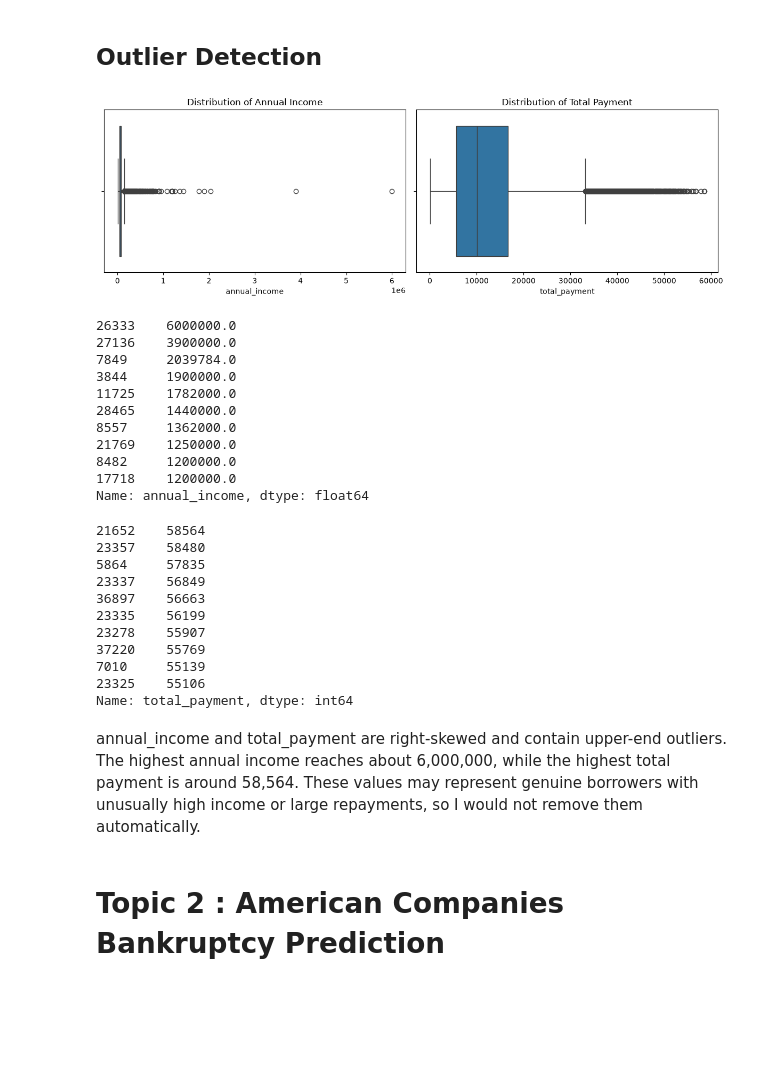
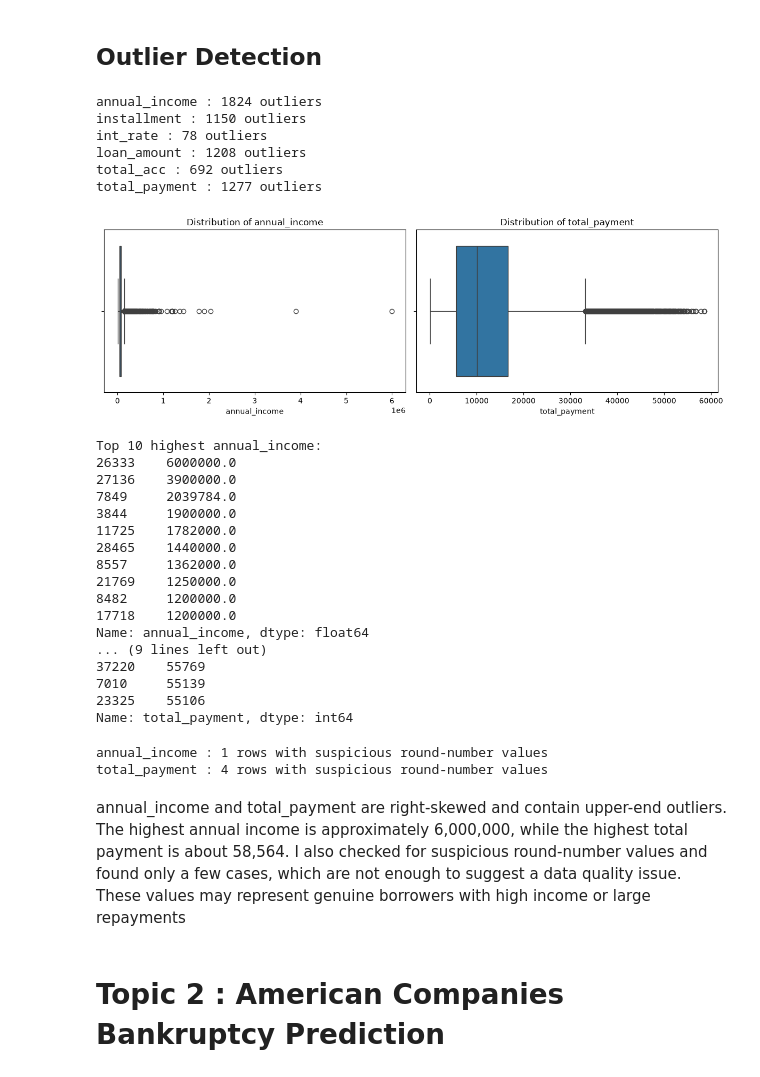
Before and after one commit to MohamedJassim05/CAPSTONE, a Jupyter notebook: 1. Lightning Talk #1/lightning-talk-notebook.ipynb, the cells around one changed output. Cells and saved outputs as stored; diff of their text form; code cells hidden in the pictures; blank space fills up the shorter version.

```diff
--- a/1. Lightning Talk #1/lightning-talk-notebook.ipynb
+++ b/1. Lightning Talk #1/lightning-talk-notebook.ipynb
@@ -293,21 +293,42 @@ int_rate had the strongest positive correlation with the encoded target at about
 # %% [markdown]
 ## Outlier Detection
 # %%
-fig, axes = plt.subplots(1, 2, figsize=(12, 4))
+outlier_columns = ['annual_income', 'installment', 'int_rate', 'loan_amount', 'total_acc', 'total_payment']
 
-sns.boxplot(x=loan['annual_income'], ax=axes[0])
-axes[0].set_title('Distribution of Annual Income')
+outlier_counts = {}
+for column in outlier_columns:
+    Q1 = loan[column].quantile(0.25)
+    Q3 = loan[column].quantile(0.75)
+    IQR = Q3 - Q1
+    lower_limit = Q1 - 1.5 * IQR
+    upper_limit = Q3 + 1.5 * IQR
 
-sns.boxplot(x=loan['total_payment'], ax=axes[1])
-axes[1].set_title('Distribution of Total Payment')
-
-plt.tight_layout()
-plt.show()
+    outliers = loan[(loan[column] < lower_limit) | (loan[column] > upper_limit)]
+    outlier_counts[column] = len(outliers)
+    print(column, ":", len(outliers), "outliers")
 # %% [output]
-[figure, removed]
+annual_income : 1824 outliers
+installment : 1150 outliers
+int_rate : 78 outliers
+loan_amount : 1208 outliers
+total_acc : 692 outliers
+total_payment : 1277 outliers
 # %%
-loan['annual_income'].nlargest(10)
+worst_columns = sorted(outlier_counts, key=outlier_counts.get, reverse=True)[:2]
+
+fig, axes = plt.subplots(1, 2, figsize=(12, 4))
+for ax, column in zip(axes, worst_columns):
+    sns.boxplot(x=loan[column], ax=ax)
+    ax.set_title(f'Distribution of {column}')
+plt.tight_layout()
+plt.show()
+
+for column in worst_columns:
+    print(f"\nTop 10 highest {column}:")
+    print(loan[column].nlargest(10))
 # %% [output]
+[figure, added]
+Top 10 highest annual_income:
 26333    6000000.0
 27136    3900000.0
 7849     2039784.0
@@ -319,22 +340,21 @@ loan['annual_income'].nlargest(10)
 8482     1200000.0
 17718    1200000.0
 Name: annual_income, dtype: float64
+... (9 lines left out)
+37220    55769
+7010     55139
+23325    55106
+Name: total_payment, dtype: int64
 # %%
-loan['total_payment'].nlargest(10)
+for column in outlier_columns:
+    suspicious = loan[column].isin([9999, 99999, 999999])
+    if suspicious.sum() > 0:
+        print(column, ":", suspicious.sum(), "rows with suspicious round-number values")
 # %% [output]
-21652    58564
-23357    58480
-5864     57835
-23337    56849
-36897    56663
-23335    56199
-23278    55907
-37220    55769
-7010     55139
-23325    55106
-Name: total_payment, dtype: int64
+annual_income : 1 rows with suspicious round-number values
+total_payment : 4 rows with suspicious round-number values
 # %% [markdown]
-annual_income and total_payment are right-skewed and contain upper-end outliers. The highest annual income reaches about 6,000,000, while the highest total payment is around 58,564. These values may represent genuine borrowers with unusually high income or large repayments, so I would not remove them automatically.
+annual_income and total_payment are right-skewed and contain upper-end outliers. The highest annual income is approximately 6,000,000, while the highest total payment is about 58,564. I also checked for suspicious round-number values and found only a few cases, which are not enough to suggest a data quality issue. These values may represent genuine borrowers with high income or large repayments
 # %%
 # What is your target column and what does it represent?
 # Is your target categorical or continuous? is it balanced (Plot the distribution)?
```
Also changed, not shown: parts of 8 cells of this notebook.
